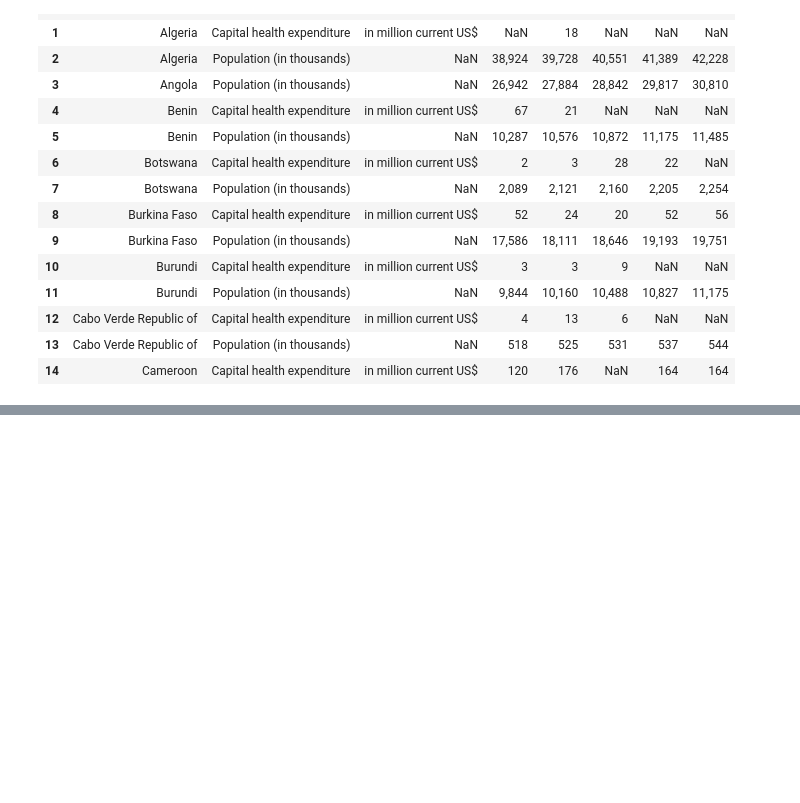
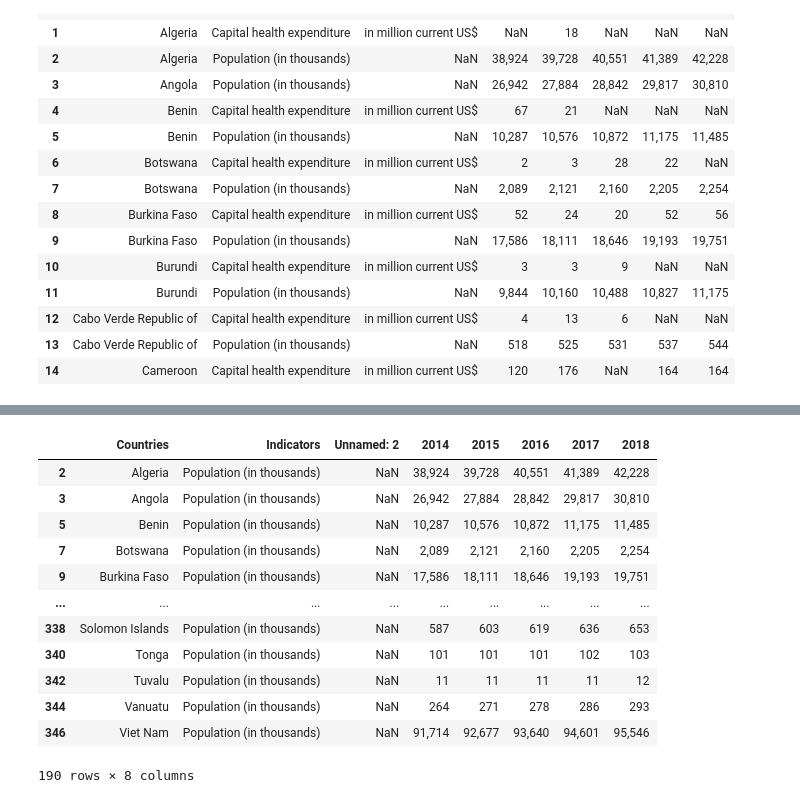
Before and after one commit to reginesgit/Factors-Contributing-to-a-Countrys-Happiness, a Jupyter notebook: Healthcare/HealthcareStarter.ipynb, the cells around one changed output, grey strips where cells are left out. Saved outputs shown, nothing was run; the diff lists cells and outputs as text; code cells hidden in the pictures; blank space fills up the shorter version.

```diff
--- a/Healthcare/HealthcareStarter.ipynb
+++ b/Healthcare/HealthcareStarter.ipynb
@@ -31,0 +133,18 @@ healthcare_df.head(15)
+# %%
+#pull out population info
+population_df = healthcare_df[healthcare_df["Indicators"] == "Population (in thousands)"]
+population_df
+# %% [output]
+|  | Countries | Indicators | Unnamed: 2 | 2014 | 2015 | 2016 | 2017 | 2018 |
+| 2 | Algeria | Population (in thousands) | NaN | 38,924 | 39,728 | 40,551 | 41,389 | 42,228 |
+| 3 | Angola | Population (in thousands) | NaN | 26,942 | 27,884 | 28,842 | 29,817 | 30,810 |
+| 5 | Benin | Population (in thousands) | NaN | 10,287 | 10,576 | 10,872 | 11,175 | 11,485 |
+| 7 | Botswana | Population (in thousands) | NaN | 2,089 | 2,121 | 2,160 | 2,205 | 2,254 |
+| 9 | Burkina Faso | Population (in thousands) | NaN | 17,586 | 18,111 | 18,646 | 19,193 | 19,751 |
+| ... | ... | ... | ... | ... | ... | ... | ... | ... |
+| 338 | Solomon Islands | Population (in thousands) | NaN | 587 | 603 | 619 | 636 | 653 |
+| 340 | Tonga | Population (in thousands) | NaN | 101 | 101 | 101 | 102 | 103 |
+| 342 | Tuvalu | Population (in thousands) | NaN | 11 | 11 | 11 | 11 | 12 |
+| 344 | Vanuatu | Population (in thousands) | NaN | 264 | 271 | 278 | 286 | 293 |
+| 346 | Viet Nam | Population (in thousands) | NaN | 91,714 | 92,677 | 93,640 | 94,601 | 95,546 |
+190 rows × 8 columns
```
Also changed, not shown: parts of 10 cells of this notebook, 2 other files.
